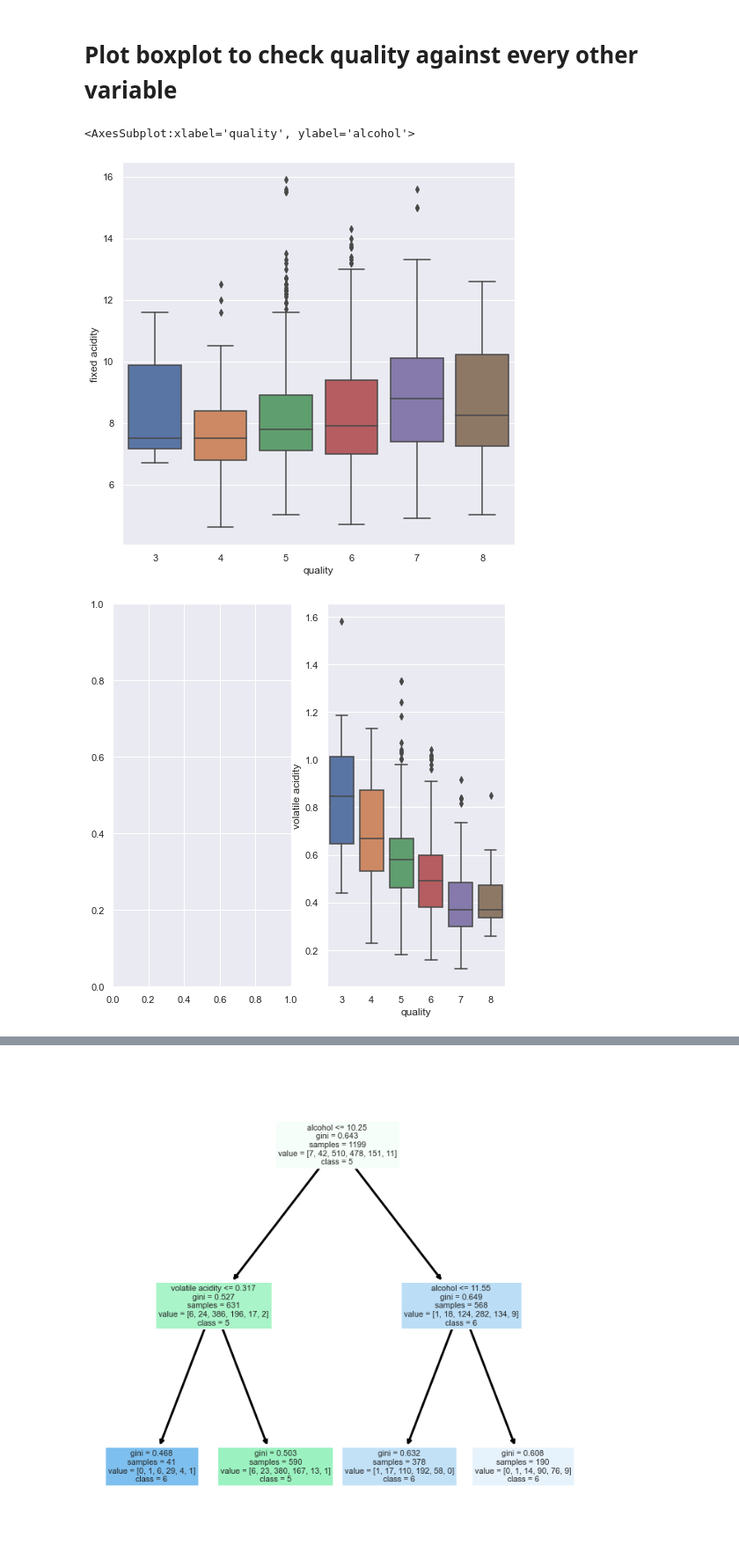
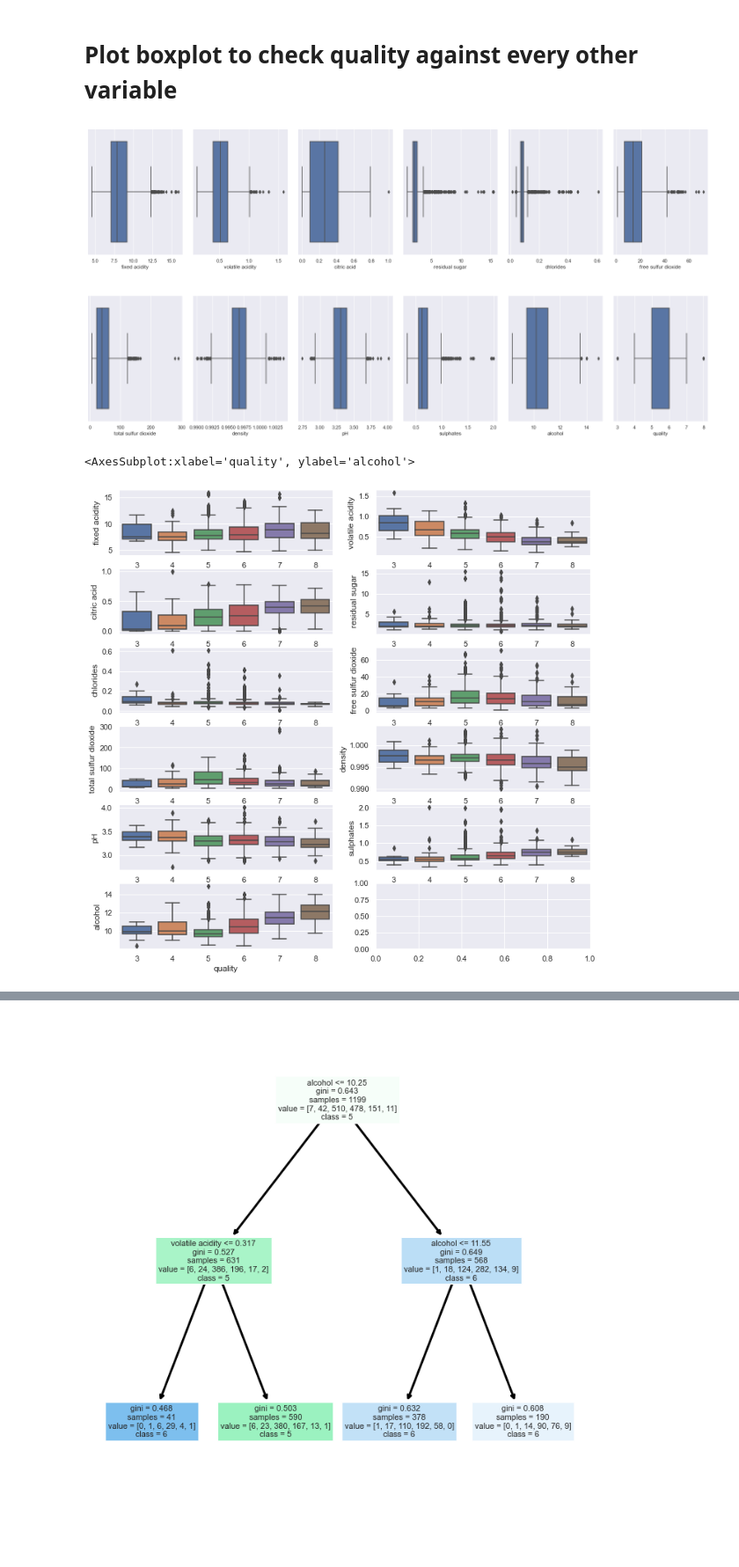
Before and after one commit to AddictedBoy/EE0005-Mini-Project, a Jupyter notebook: ZT.ipynb, the cells around one changed output, grey strips where cells are left out. Shown at 88% size. Saved outputs shown, nothing was run; the diff lists cells and outputs as text; code cells hidden in the pictures; blank space fills up the shorter version.

```diff
--- a/ZT.ipynb
+++ b/ZT.ipynb
@@ -58,37 +60,29 @@ others = pd.DataFrame(df[['fixed acidity', 'volatile acidity', 'citric acid', 'r
+# %%
+fig, ax = plt.subplots(ncols=6, nrows=2, figsize=(20,10))
+index = 0
+ax = ax.flatten()
+
+for col, value in df.items():
+    if col != 'type':
+        sb.boxplot(x=col, data=df, ax=ax[index])
+        index += 1
+plt.tight_layout(pad=0.5, w_pad=0.7, h_pad=5.0)
+# %% [output]
+[figure, added]
 # %%
-f, axes = plt.subplots(1, 1, figsize=(8, 8))
-sb.boxplot(x = 'quality', y = 'fixed acidity', data = df)
+f, axes = plt.subplots(6, 2, figsize=(12, 12))
 
-f, axes = plt.subplots(1, 2, figsize=(8, 8))
-sb.boxplot(x = 'quality', y = 'volatile acidity', data = df)
-
-f, axes = plt.subplots(2, 1, figsize=(8, 8))
-sb.boxplot(x = 'quality', y = 'citric acid', data = df)
-
-f, axes = plt.subplots(2, 2, figsize=(8, 8))
-sb.boxplot(x = 'quality', y = 'residual sugar', data = df)
-
-f, axes = plt.subplots(3, 1, figsize=(8, 8))
-sb.boxplot(x = 'quality', y = 'chlorides', data = df)
-
-f, axes = plt.subplots(3, 2, figsize=(8, 8))
-sb.boxplot(x = 'quality', y = 'free sulfur dioxide', data = df)
-
-f, axes = plt.subplots(4, 1, figsize=(8, 8))
-sb.boxplot(x = 'quality', y = 'total sulfur dioxide', data = df)
-
-f, axes = plt.subplots(4, 2, figsize=(8, 8))
-sb.boxplot(x = 'quality', y = 'density', data = df)
-
-f, axes = plt.subplots(5, 1, figsize=(8, 8))
-sb.boxplot(x = 'quality', y = 'pH', data = df)
-
-f, axes = plt.subplots(5, 2, figsize=(8, 8))
-sb.boxplot(x = 'quality', y = 'sulphates', data = df)
-
-f, axes = plt.subplots(6, 1, figsize=(8, 8))
-sb.boxplot(x = 'quality', y = 'alcohol', data = df)
+sb.boxplot(x = 'quality', y = 'fixed acidity', data = df, ax = axes[0,0])
+sb.boxplot(x = 'quality', y = 'volatile acidity', data = df, ax = axes[0,1])
+sb.boxplot(x = 'quality', y = 'citric acid', data = df, ax = axes[1,0])
+sb.boxplot(x = 'quality', y = 'residual sugar', data = df, ax = axes[1,1])
+sb.boxplot(x = 'quality', y = 'chlorides', data = df, ax = axes[2,0])
+sb.boxplot(x = 'quality', y = 'free sulfur dioxide', data = df, ax = axes[2,1])
+sb.boxplot(x = 'quality', y = 'total sulfur dioxide', data = df, ax = axes[3,0])
+sb.boxplot(x = 'quality', y = 'density', data = df, ax = axes[3,1])
+sb.boxplot(x = 'quality', y = 'pH', data = df, ax = axes[4,0])
+sb.boxplot(x = 'quality', y = 'sulphates', data = df, ax = axes[4,1])
+sb.boxplot(x = 'quality', y = 'alcohol', data = df, ax = axes[5,0])
 # %% [output]
 <AxesSubplot:xlabel='quality', ylabel='alcohol'>
-[figure, old version]
+[figure, new version]
-[figure, removed]
```
Also changed, not shown: parts of 12 cells of this notebook.
